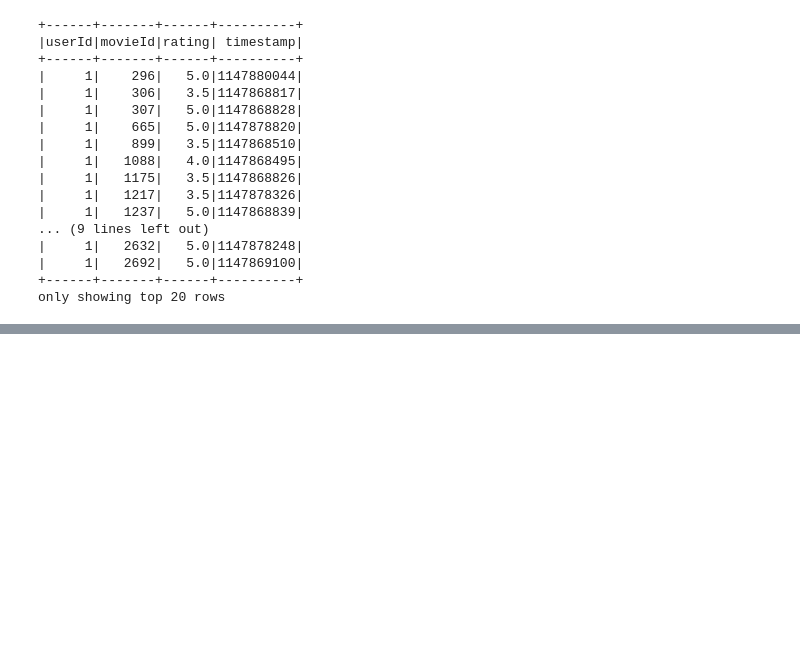
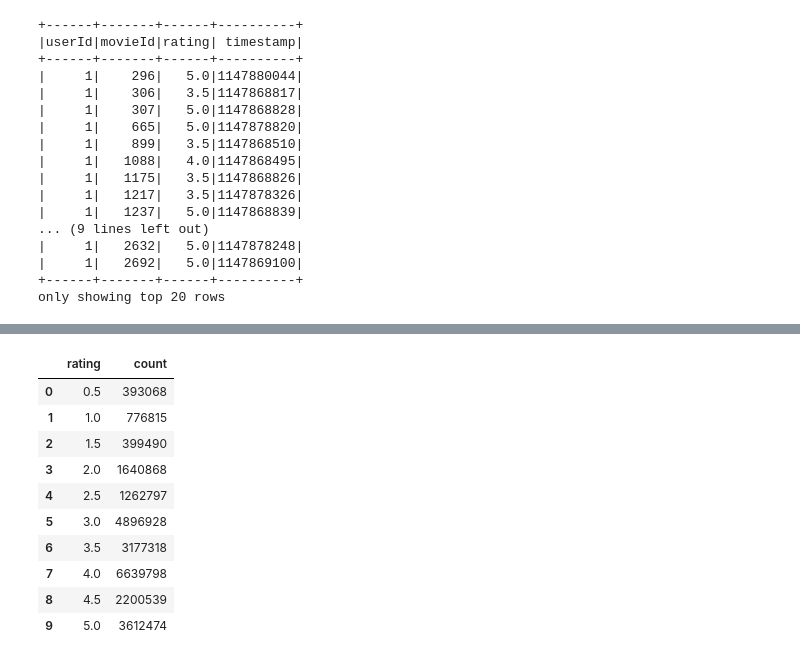
Before and after one commit to amoltkale/movie_recommender_system, a Jupyter notebook: ratings.ipynb, the cells around one changed output, grey strips where cells are left out. Drawn from its saved outputs; the diff is of its cells as text; code cells hidden in the pictures; blank space fills up the shorter version.

```diff
--- a/ratings.ipynb
+++ b/ratings.ipynb
@@ -107,0 +137,14 @@ ratings_df.groupBy('userID').count().describe().show()
+# %%
+r
+# %% [output]
+|  | rating | count |
+| 0 | 0.5 | 393068 |
+| 1 | 1.0 | 776815 |
+| 2 | 1.5 | 399490 |
+| 3 | 2.0 | 1640868 |
+| 4 | 2.5 | 1262797 |
+| 5 | 3.0 | 4896928 |
+| 6 | 3.5 | 3177318 |
+| 7 | 4.0 | 6639798 |
+| 8 | 4.5 | 2200539 |
+| 9 | 5.0 | 3612474 |
```
Also changed, not shown: parts of 7 cells of this notebook, 2 other files.
